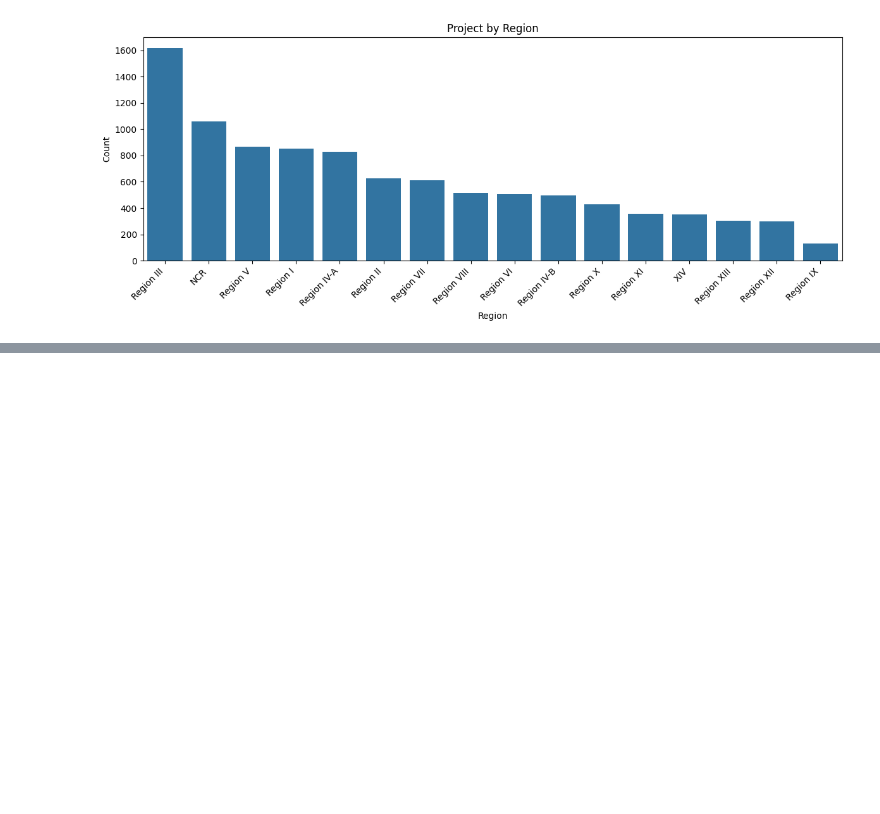
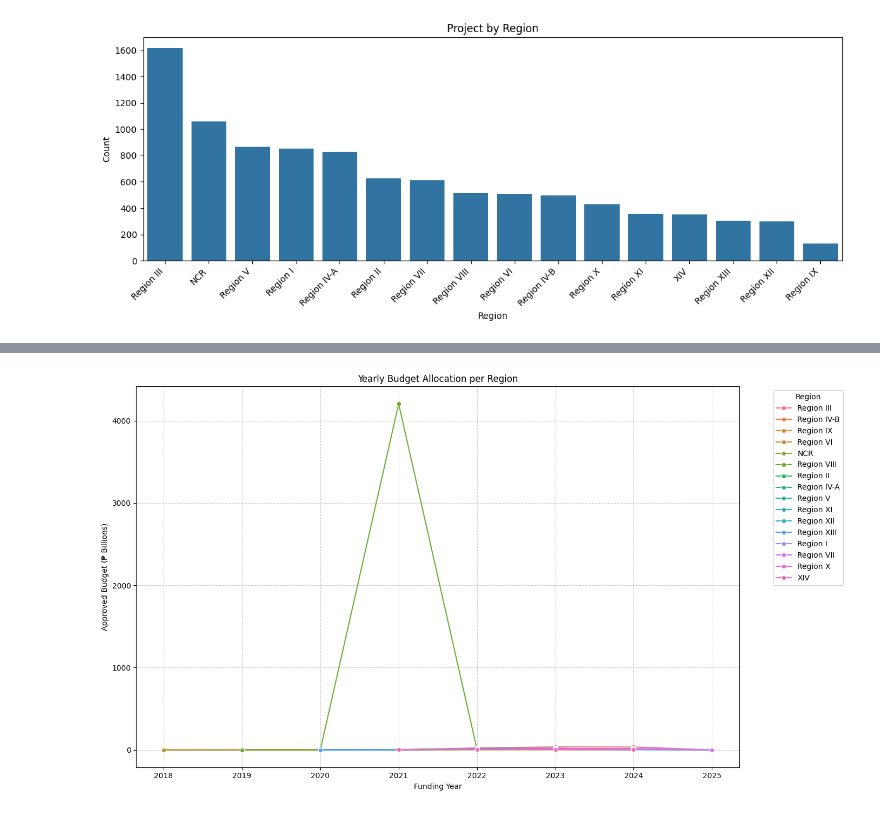
Before and after one commit to muhadma/DPWH-Flood-Control, a Jupyter notebook: main.ipynb, the cells around one changed output, grey strips where cells are left out. Drawn from its saved outputs; the diff is of its cells as text; code cells hidden in the pictures; blank space fills up the shorter version.

```diff
--- a/main.ipynb
+++ b/main.ipynb
@@ -97,0 +122,30 @@ plt.show()
+# %%
+# sample visualization no. 3
+# yearly budget allocation per region
+yearly_region_budget = (
+    data.groupby(["FundingYear", "Region"])["ApprovedBudgetForContract"]
+    .sum()
+    .reset_index()
+)
+
+
+yearly_region_budget["Budget_Billion"] = yearly_region_budget["ApprovedBudgetForContract"] / 1e9
+
+plt.figure(figsize=(14,8))
+sns.lineplot(
+    data=yearly_region_budget,
+    x="FundingYear",
+    y="Budget_Billion",
+    hue="Region",
+    marker="o"
+)
+
+plt.title("Yearly Budget Allocation per Region")
+plt.xlabel("Funding Year")
+plt.ylabel("Approved Budget (₱ Billions)")
+plt.legend(title="Region", bbox_to_anchor=(1.05, 1), loc="upper left")
+plt.grid(True, linestyle="--", alpha=0.6)
+plt.tight_layout()
+plt.show()
+# %% [output]
+[figure, added]
```
Also changed, not shown: parts of 2 cells of this notebook.
